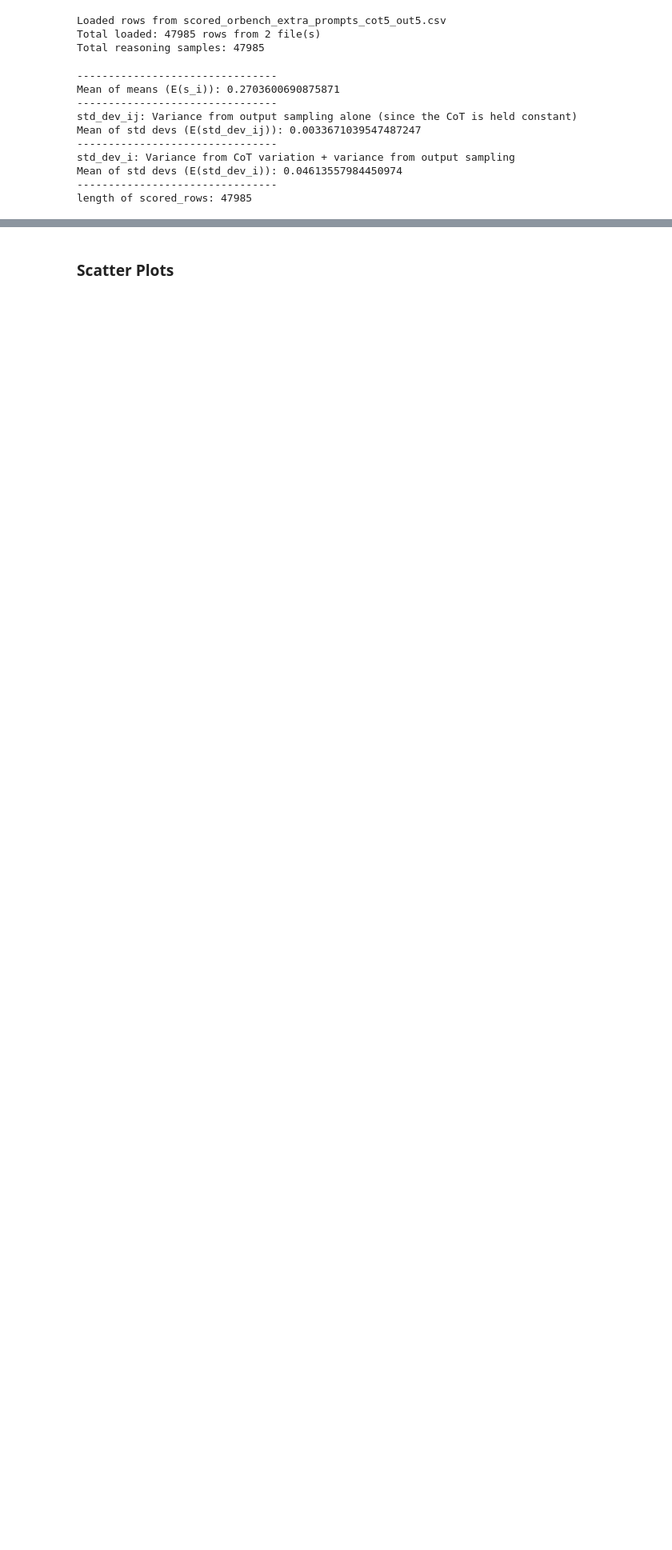
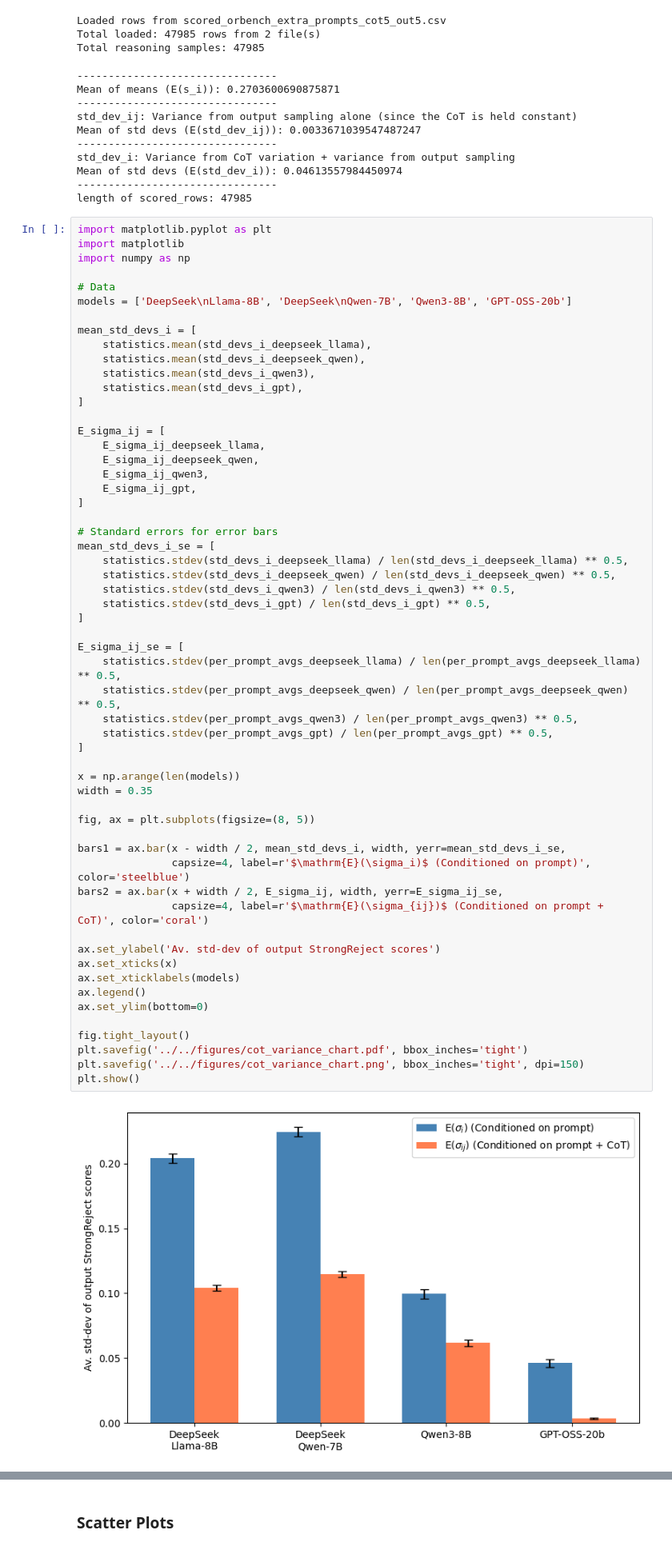
Before and after one commit to kureha-yamaguchi/reasoning-manipulation, a Jupyter notebook: utils/heuristic/compute_stats.ipynb, the cells around one changed output, grey strips where cells are left out. Shown at 80% size. Saved outputs shown, nothing was run; the diff lists cells and outputs as text; blank space fills up the shorter version.

Commit message:
Add bar chart

```diff
--- a/utils/heuristic/compute_stats.ipynb
+++ b/utils/heuristic/compute_stats.ipynb
@@ -593,6 +593,65 @@ std_dev_i: Variance from CoT variation + variance from output sampling
 Mean of std devs (E(std_dev_i)): 0.04613557984450974
 --------------------------------
 length of scored_rows: 47985
+# %%
+import matplotlib.pyplot as plt
+import matplotlib
+import numpy as np
+
+# Data
+models = ['DeepSeek\nLlama-8B', 'DeepSeek\nQwen-7B', 'Qwen3-8B', 'GPT-OSS-20b']
+
+mean_std_devs_i = [
+    statistics.mean(std_devs_i_deepseek_llama),
+    statistics.mean(std_devs_i_deepseek_qwen),
+    statistics.mean(std_devs_i_qwen3),
+    statistics.mean(std_devs_i_gpt),
+]
+
+E_sigma_ij = [
+    E_sigma_ij_deepseek_llama,
+    E_sigma_ij_deepseek_qwen,
+    E_sigma_ij_qwen3,
+    E_sigma_ij_gpt,
+]
+
+# Standard errors for error bars
+mean_std_devs_i_se = [
+    statistics.stdev(std_devs_i_deepseek_llama) / len(std_devs_i_deepseek_llama) ** 0.5,
+    statistics.stdev(std_devs_i_deepseek_qwen) / len(std_devs_i_deepseek_qwen) ** 0.5,
+    statistics.stdev(std_devs_i_qwen3) / len(std_devs_i_qwen3) ** 0.5,
+    statistics.stdev(std_devs_i_gpt) / len(std_devs_i_gpt) ** 0.5,
+]
+
+E_sigma_ij_se = [
+    statistics.stdev(per_prompt_avgs_deepseek_llama) / len(per_prompt_avgs_deepseek_llama) ** 0.5,
+    statistics.stdev(per_prompt_avgs_deepseek_qwen) / len(per_prompt_avgs_deepseek_qwen) ** 0.5,
+    statistics.stdev(per_prompt_avgs_qwen3) / len(per_prompt_avgs_qwen3) ** 0.5,
+    statistics.stdev(per_prompt_avgs_gpt) / len(per_prompt_avgs_gpt) ** 0.5,
+]
+
+x = np.arange(len(models))
+width = 0.35
+
+fig, ax = plt.subplots(figsize=(8, 5))
+
+bars1 = ax.bar(x - width / 2, mean_std_devs_i, width, yerr=mean_std_devs_i_se,
+               capsize=4, label=r'$\mathrm{E}(\sigma_i)$ (Conditioned on prompt)', color='steelblue')
+bars2 = ax.bar(x + width / 2, E_sigma_ij, width, yerr=E_sigma_ij_se,
+               capsize=4, label=r'$\mathrm{E}(\sigma_{ij})$ (Conditioned on prompt + CoT)', color='coral')
+
+ax.set_ylabel('Av. std-dev of output StrongReject scores')
+ax.set_xticks(x)
+ax.set_xticklabels(models)
+ax.legend()
+ax.set_ylim(bottom=0)
+
+fig.tight_layout()
+plt.savefig('../../figures/cot_variance_chart.pdf', bbox_inches='tight')
+plt.savefig('../../figures/cot_variance_chart.png', bbox_inches='tight', dpi=150)
+plt.show()
+# %% [output]
+[figure, added]
 # %%
 import pandas as pd
 import numpy as np
```
Also changed, not shown: 2 other files.
